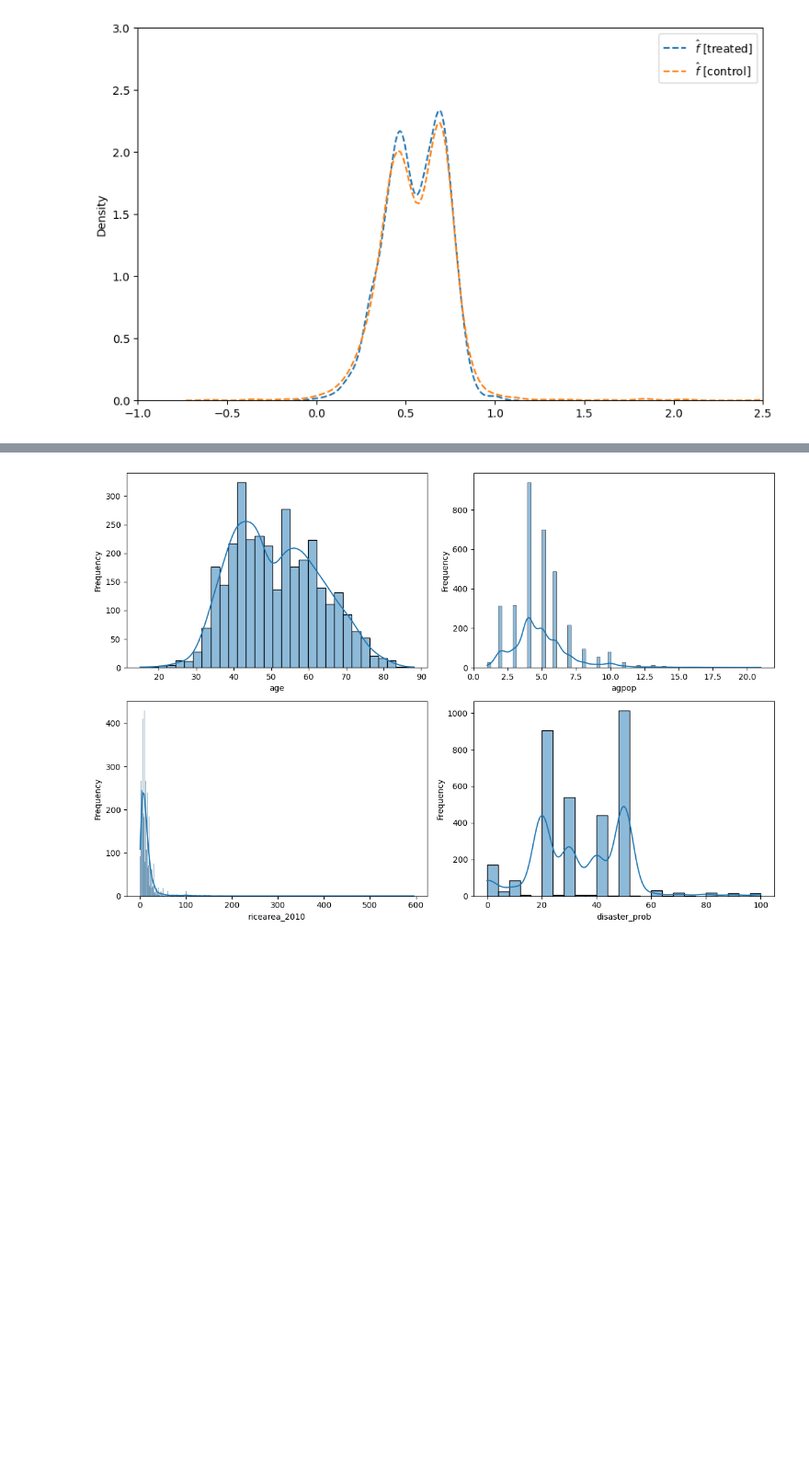
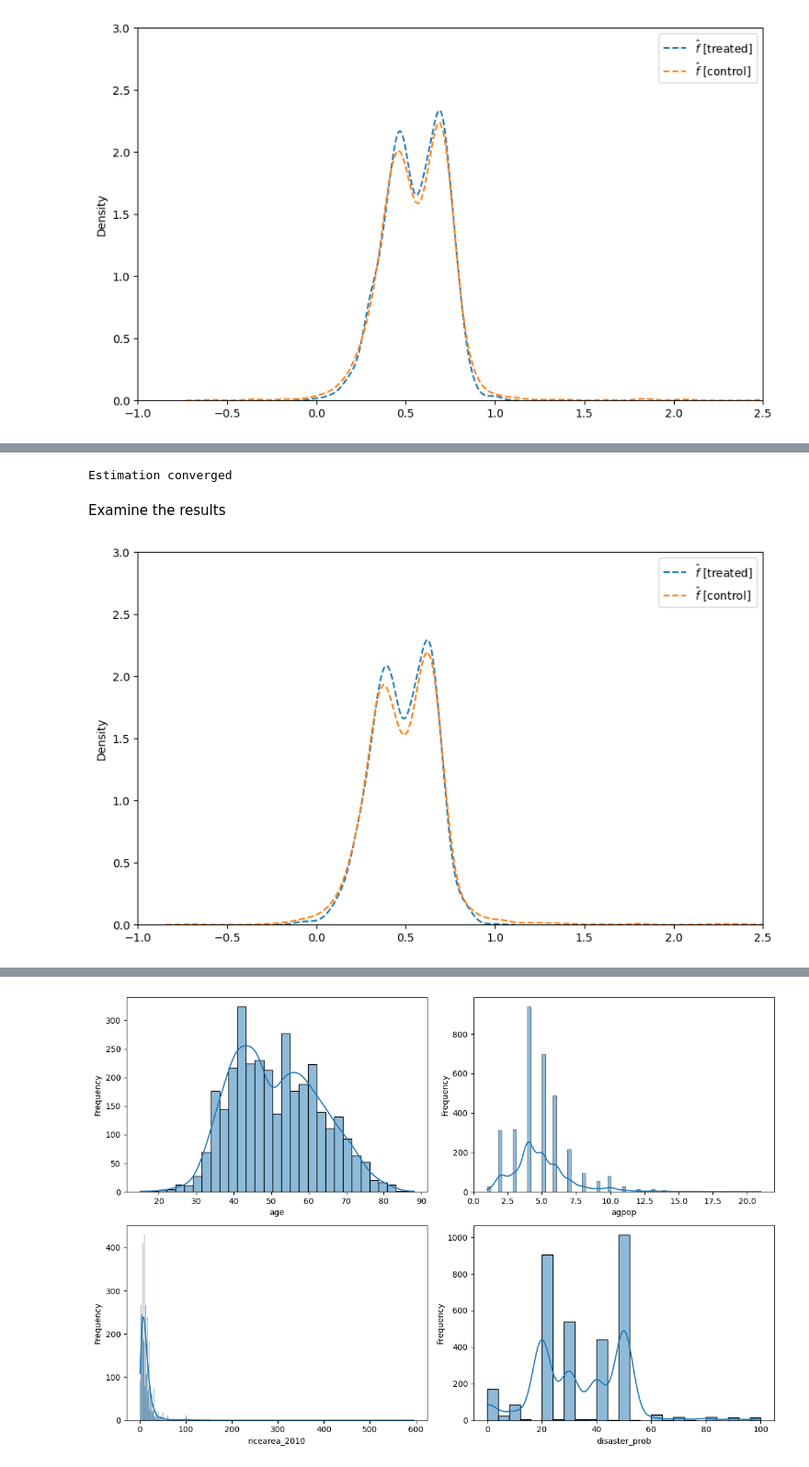
Before and after one commit to lujie-zhou/network_rkhs, a Jupyter notebook: Cai_et_al_2015/replication.ipynb, the cells around one changed output, grey strips where cells are left out. Shown: that part at 92% size. Saved outputs shown, nothing was run; the diff lists cells and outputs as text; code cells hidden in the pictures; blank space fills up the shorter version.

```diff
--- a/Cai_et_al_2015/replication.ipynb
+++ b/Cai_et_al_2015/replication.ipynb
@@ -233,0 +276,65 @@ plt.show()
+# %%
+####################################
+iv2 = [np.linalg.matrix_power(filtered_G,(k+2))@T for k in range(q)]
+iv2_2d = [arr.reshape(-1, 1) if arr.ndim == 1 else arr for arr in iv2]
+iv3_list = [np.linalg.matrix_power(filtered_G,(k+2))@X for k in range(q)]
+iv3 = np.hstack(iv3_list)
+
+iv2 = np.hstack((iv2_2d + [iv3]))
+
+gamma_hat2 = np.ones(X.shape[1])
+beta_hat2 = 0.2
+delta_hat2 = 0.5
+GX = filtered_G@X
+Y_pred = np.ones(V)*999
+
+while True:
+    Y_tilde = Y-beta_hat2*GY-delta_hat2*GT-GX@gamma_hat2
+    C_hat2 = np.linalg.matrix_power(lam*np.diag(np.ones(int(sum(T))))+K,-1)@Y_tilde.iloc[treated]
+    KC = K@C_hat2
+
+    fx_hat = np.zeros(V)
+    fx_hat[treated] = KC
+
+    iv1 = np.array([np.linalg.matrix_power(filtered_G,(k+2))@np.multiply(fx_hat,T) for k in range(q)])
+    ivs = np.column_stack((np.array(iv1).T,iv2))
+
+    # Additional step to remove linear dependence in ivs
+    rank_before = np.linalg.matrix_rank(ivs)
+    Q, R, P = scipy.linalg.qr(ivs, mode='economic', pivoting=True)
+    ivs_independent = ivs[:, P[:rank_before]]
+    ivs = ivs_independent
+
+    GY_hat = ivs@np.linalg.matrix_power(ivs.T@ivs,-1)@ivs.T@GY
+    model = sm.OLS(Y - fx_hat, np.column_stack((GY_hat, GT, GX)))
+    ivreg = model.fit()
+
+    beta_hat2 = ivreg.params.iloc[0]
+    delta_hat2 = ivreg.params.iloc[1]
+    gamma_hat2 = ivreg.params.iloc[2:]
+
+    Y_pred_new = fx_hat+ivreg.fittedvalues
+
+    if np.linalg.norm(Y_pred_new - Y_pred)<0.00000001:
+        print("Estimation converged")
+        break
+    Y_pred = Y_pred_new
+
+####################################
+# %% [output]
+Estimation converged
+# %% [markdown]
+Examine the results
+# %%
+d1 = distance_matrix(X[control], X[treated])
+fx_hat[control] = np.exp(-d1**2/(2*sigma**2))@C_hat2
+
+plt.figure(figsize=(10, 6))
+plt.xlim(-1,2.5)
+plt.ylim(0,3)
+sns.kdeplot(fx_hat[treated],label=r'$\hat{f}$ [treated]',linestyle='--')
+sns.kdeplot(fx_hat[control],label=r'$\hat{f}$ [control]',linestyle='--')
+plt.legend(loc=1)
+plt.show()
+# %% [output]
+[figure, added]
```
Also changed, not shown: parts of 18 cells of this notebook.
